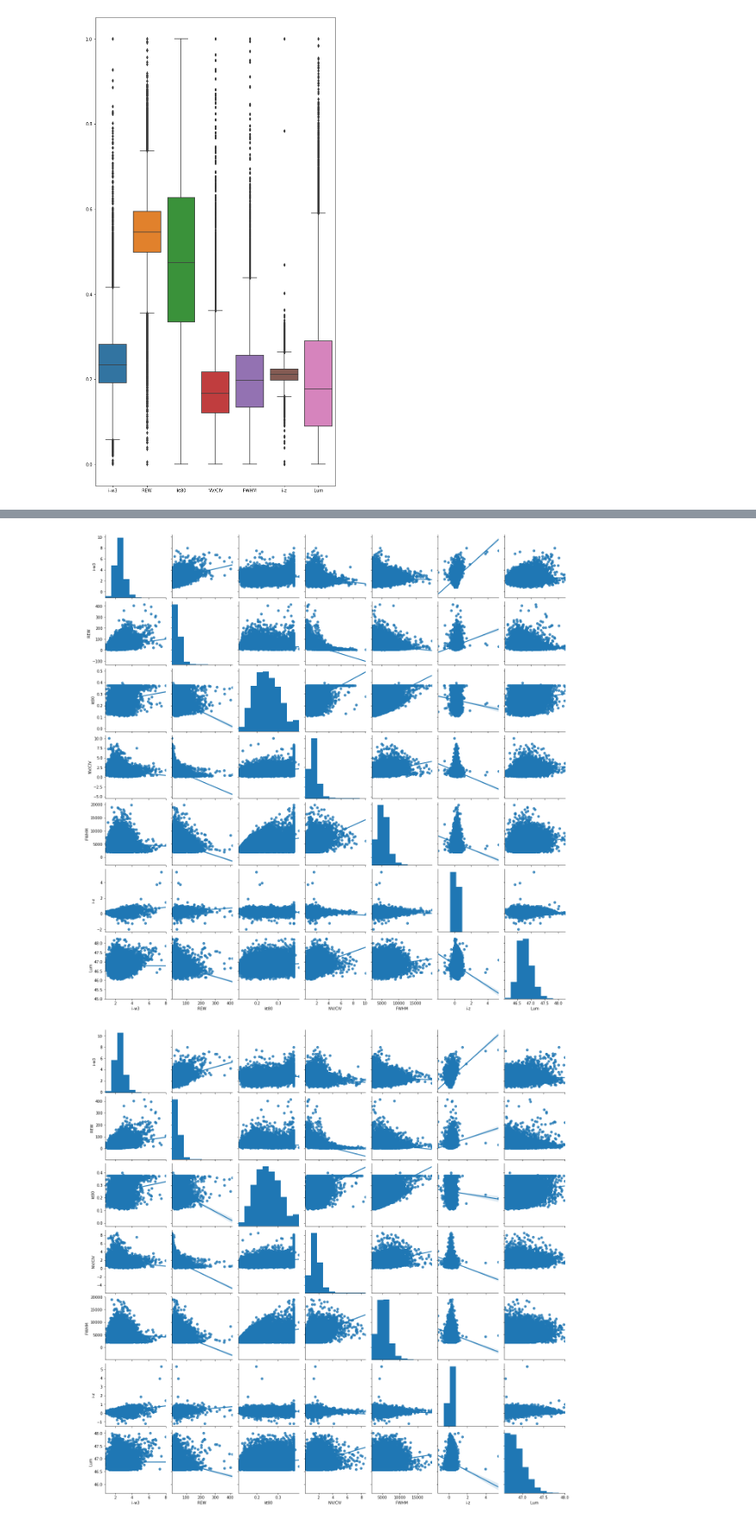
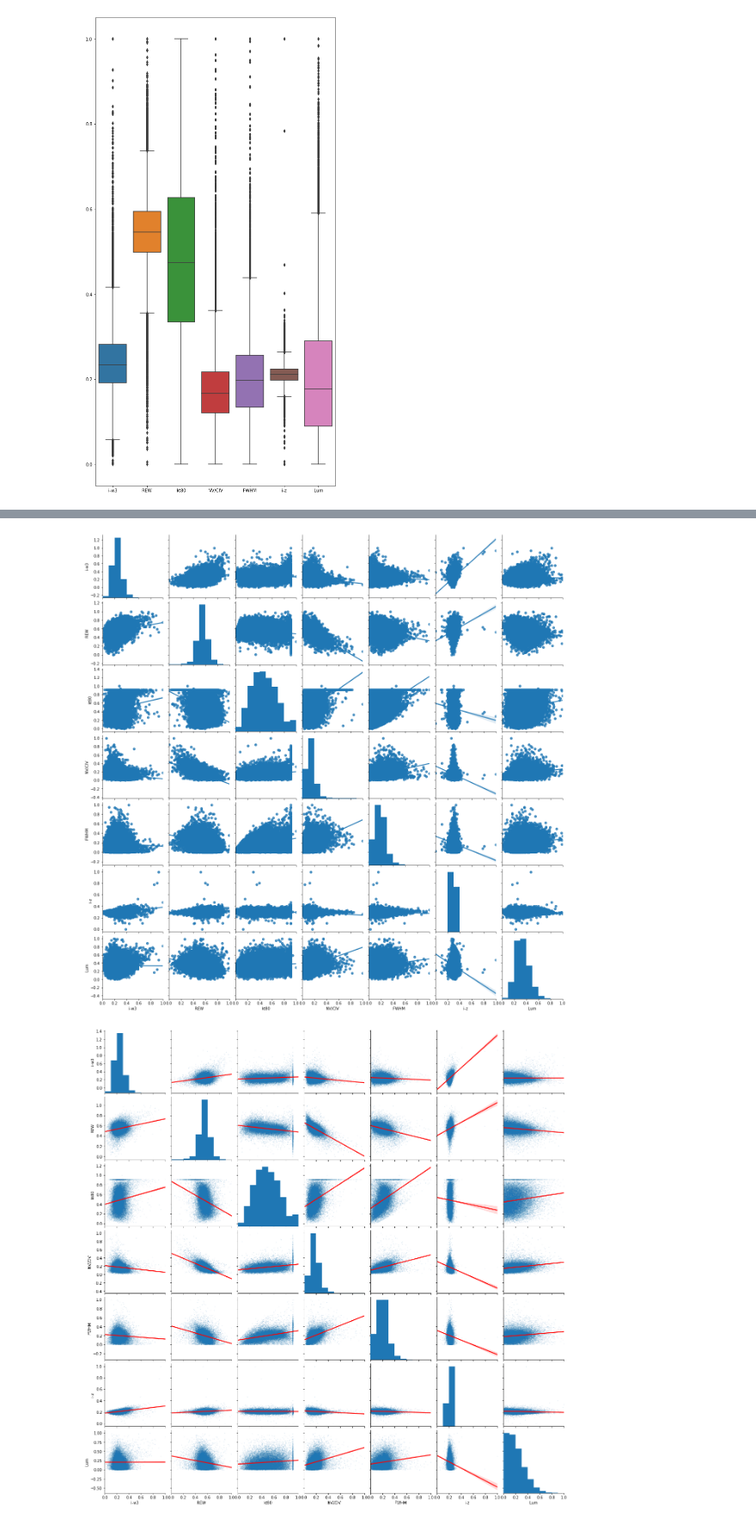
Before and after one commit to rezamonadi/ExtemelyRedQuasars, a Jupyter notebook: Stat/ReggressionBootStrap.ipynb, the cells around one changed output, grey strips where cells are left out. Shown at 86% size. Drawn from its saved outputs; the diff is of its cells as text; code cells hidden in the pictures.

```diff
--- a/Stat/ReggressionBootStrap.ipynb
+++ b/Stat/ReggressionBootStrap.ipynb
@@ -78,14 +154,16 @@ data_erq0 = np.array(list(zip(iw3_erq0, np.log10(rew_erq0), kt80_erq0, frat_erq0
 data_erq1 = np.array(list(zip(iw3_erq1, np.log10(rew_erq1), kt80_erq1, frat_erq1, fwhm_erq1, iz_erq1, L_erq1)))
 
 
-data = np.array(list(zip(iw3, (rew), kt80, frat, fwhm, iz, L)))
-data_L = np.array(list(zip(iw3_L, (rew_L), kt80_L, frat_L, fwhm_L, iz_L, L_L)))
+data = np.array(list(zip(iw3, np.log10(rew), kt80, frat, fwhm, iz, L)))
+data_L = np.array(list(zip(iw3_L, np.log10(rew_L), kt80_L, frat_L, fwhm_L, iz_L, L_L)))
 data_erq0 = np.array(list(zip(iw3_erq0, np.log10(rew_erq0), kt80_erq0, frat_erq0, fwhm_erq0, iz_erq0, L_erq0)))
 data_erq1 = np.array(list(zip(iw3_erq1, np.log10(rew_erq1), kt80_erq1, frat_erq1, fwhm_erq1, iz_erq1, L_erq1)))
 
 
-df = pd.DataFrame(data=data, columns=['i-w3', 'REW', 'kt80','NV/CIV', 'FWHM', 'i-z', 'Lum'])
-df_L = pd.DataFrame(data=data_L, columns=['i-w3', 'REW','kt80' , 'NV/CIV', 'FWHM', 'i-z', 'Lum'])
+df = pd.DataFrame(data=data, columns=['i-w3', 'REW', 'kt80','NV-CIV', 'FWHM', 'i-z', 'Lum'])
+df_L = pd.DataFrame(data=data_L, columns=['i-w3', 'REW','kt80' , 'NV-CIV', 'FWHM', 'i-z', 'Lum'])
+df_s = pd.DataFrame(data=data_s, columns=['i-w3', 'REW', 'kt80','NV-CIV', 'FWHM', 'i-z', 'Lum'])
+df_L_s = pd.DataFrame(data=data_L_s, columns=['i-w3', 'REW','kt80' , 'NV-CIV', 'FWHM', 'i-z', 'Lum'])
 # %%
 # Getting to know the data by Box plot of raw data and scaled data
 import seaborn as sn
@@ -133,10 +211,10 @@ plt.show()
 # %%
-sns_plot = pairplot(df, kind='reg')
-plt.savefig('pair_plot.png')
+sns_plot = pairplot(df_s, kind='reg')
+plt.savefig('pair_plot_scaled.png')
 # %% [output]
-[figure, old version]
+[figure, new version]
 # %%
-sns_plot = pairplot(df_L, kind='reg')
-plt.savefig('pair_plot_reg.png')
+sns_plot = pairplot(df_L_s, kind='reg', plot_kws={'line_kws':{'color':'red'}, 'scatter_kws': {'alpha': 0.1, 's':1}})
+plt.savefig('pair_plot_reg_L_scaled.png', dpi=200)
 # %% [output]
-[figure, old version]
+[figure, new version]
```
Also changed, not shown: parts of 21 cells of this notebook, 10 other files.
